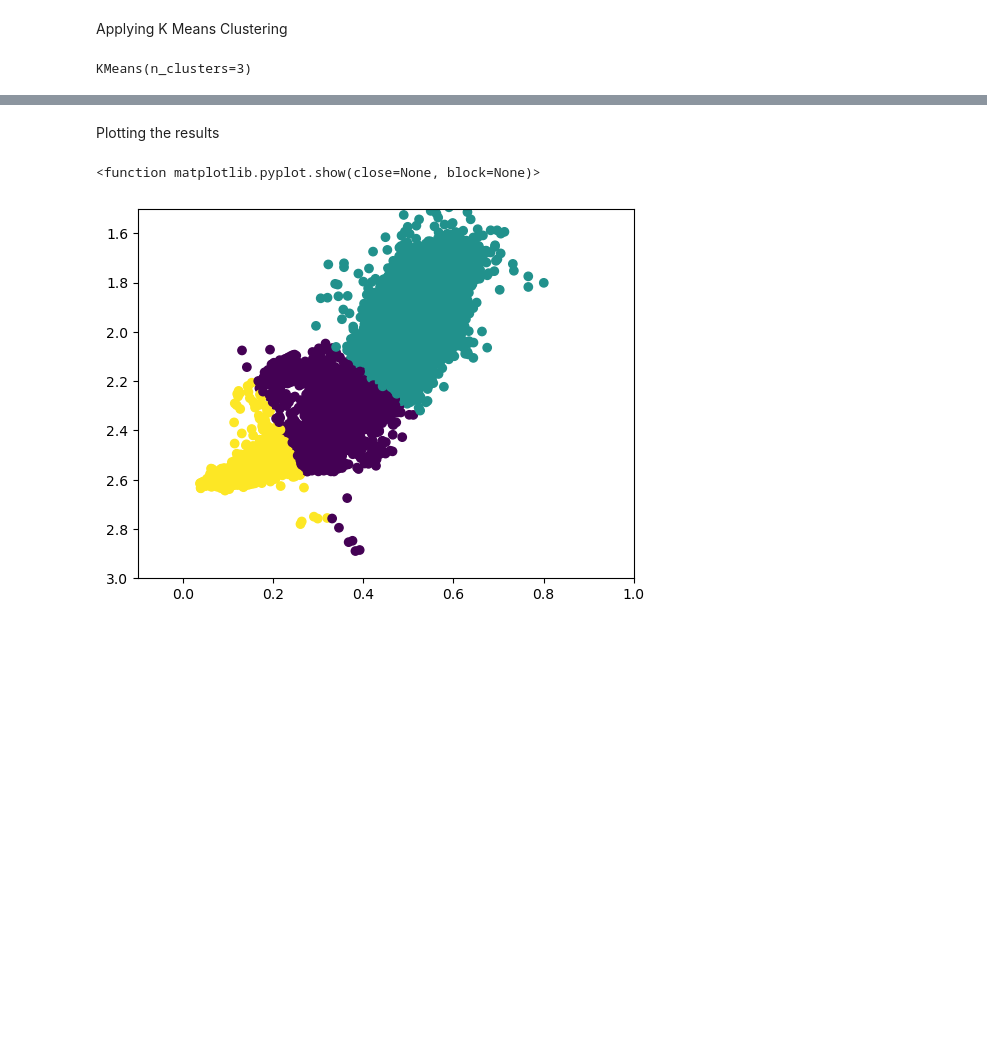
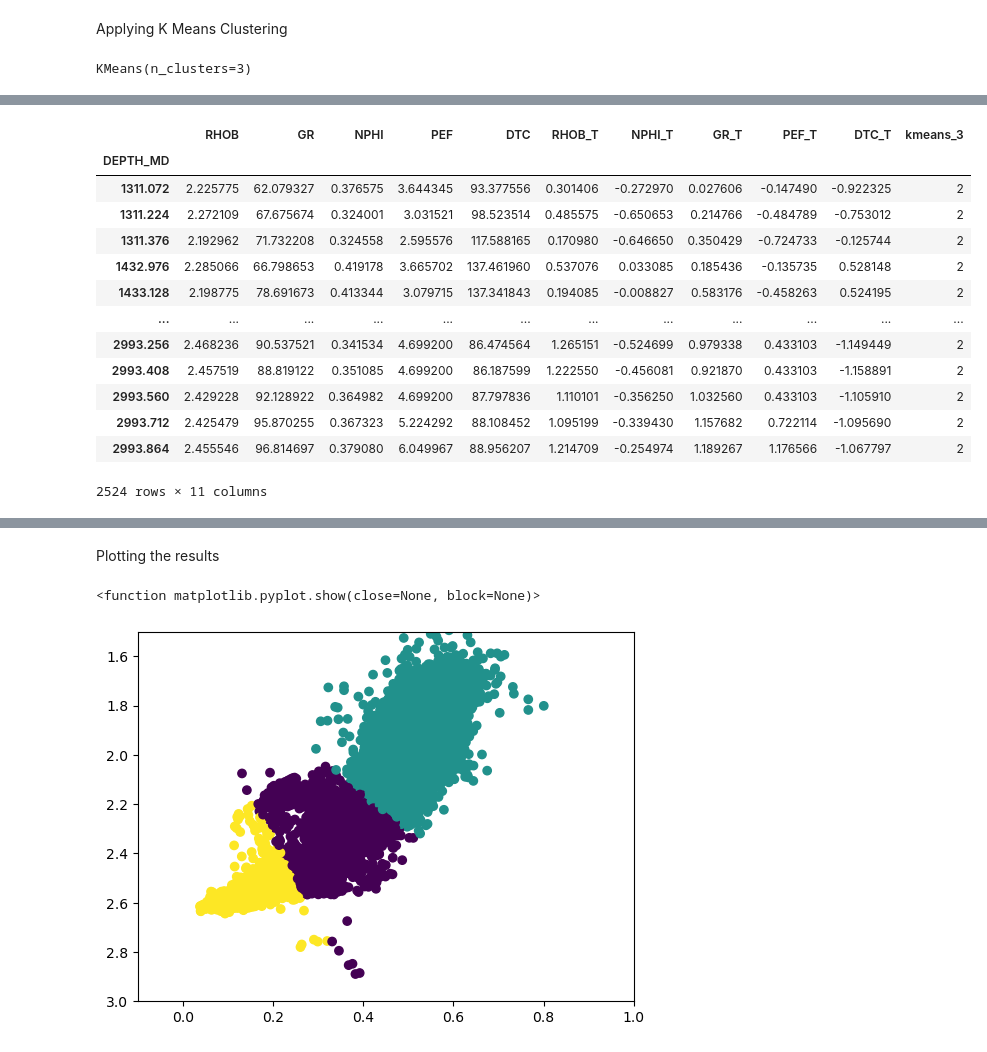
Before and after one commit to anitashabbouei/K-MeansClustering, a Jupyter notebook: K-MeansClustering.ipynb, the cells around one changed output, grey strips where cells are left out. Cells and saved outputs as stored; diff of their text form; code cells hidden in the pictures; blank space fills up the shorter version.

```diff
--- a/K-MeansClustering.ipynb
+++ b/K-MeansClustering.ipynb
@@ -143 +146,19 @@ df
 12202 rows × 11 columns
+# %%
+cluster_2 = df[df['kmeans_3'] == 2]
+cluster_2
+# %% [output]
+|  | RHOB | GR | NPHI | PEF | DTC | RHOB_T | NPHI_T | GR_T | PEF_T | DTC_T | kmeans_3 |
+| DEPTH_MD |  |  |  |  |  |  |  |  |  |  |  |
+| 1311.072 | 2.225775 | 62.079327 | 0.376575 | 3.644345 | 93.377556 | 0.301406 | -0.272970 | 0.027606 | -0.147490 | -0.922325 | 2 |
+| 1311.224 | 2.272109 | 67.675674 | 0.324001 | 3.031521 | 98.523514 | 0.485575 | -0.650653 | 0.214766 | -0.484789 | -0.753012 | 2 |
+| 1311.376 | 2.192962 | 71.732208 | 0.324558 | 2.595576 | 117.588165 | 0.170980 | -0.646650 | 0.350429 | -0.724733 | -0.125744 | 2 |
+| 1432.976 | 2.285066 | 66.798653 | 0.419178 | 3.665702 | 137.461960 | 0.537076 | 0.033085 | 0.185436 | -0.135735 | 0.528148 | 2 |
+| 1433.128 | 2.198775 | 78.691673 | 0.413344 | 3.079715 | 137.341843 | 0.194085 | -0.008827 | 0.583176 | -0.458263 | 0.524195 | 2 |
+| ... | ... | ... | ... | ... | ... | ... | ... | ... | ... | ... | ... |
+| 2993.256 | 2.468236 | 90.537521 | 0.341534 | 4.699200 | 86.474564 | 1.265151 | -0.524699 | 0.979338 | 0.433103 | -1.149449 | 2 |
+| 2993.408 | 2.457519 | 88.819122 | 0.351085 | 4.699200 | 86.187599 | 1.222550 | -0.456081 | 0.921870 | 0.433103 | -1.158891 | 2 |
+| 2993.560 | 2.429228 | 92.128922 | 0.364982 | 4.699200 | 87.797836 | 1.110101 | -0.356250 | 1.032560 | 0.433103 | -1.105910 | 2 |
+| 2993.712 | 2.425479 | 95.870255 | 0.367323 | 5.224292 | 88.108452 | 1.095199 | -0.339430 | 1.157682 | 0.722114 | -1.095690 | 2 |
+| 2993.864 | 2.455546 | 96.814697 | 0.379080 | 6.049967 | 88.956207 | 1.214709 | -0.254974 | 1.189267 | 1.176566 | -1.067797 | 2 |
+2524 rows × 11 columns
```
Also changed, not shown: parts of 9 cells of this notebook.
